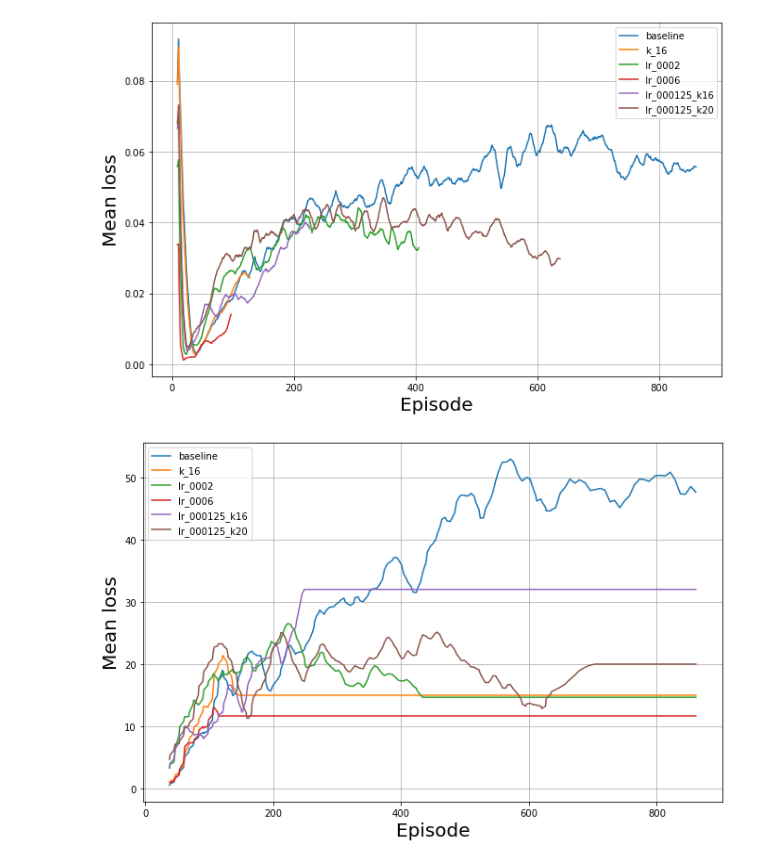
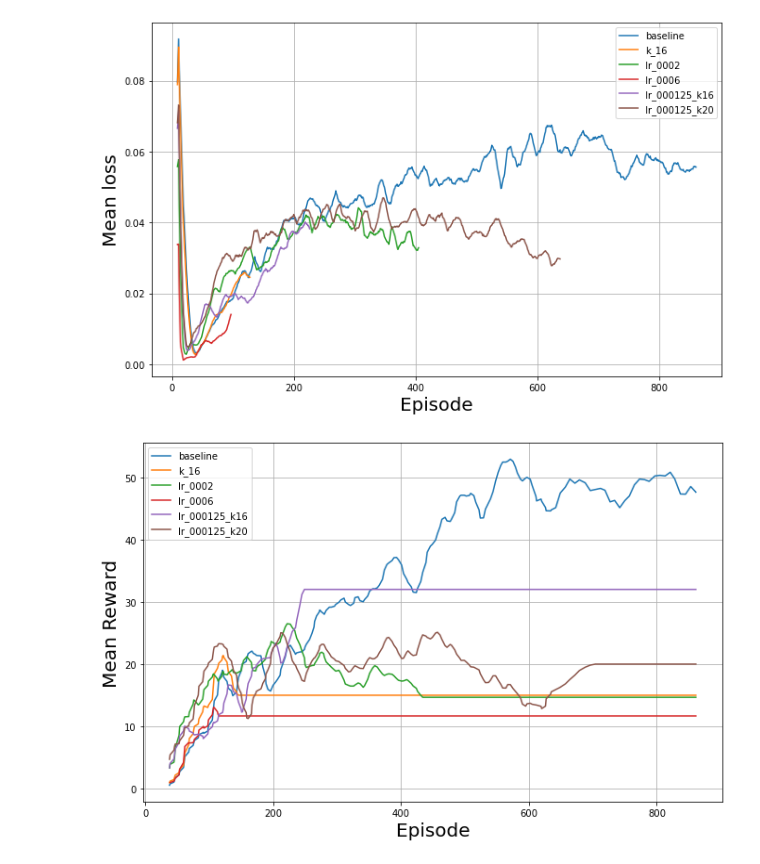
Before and after one commit to NiftyNico/DiamondsInTheRough, a Jupyter notebook: log_parser/hyperparameter_tuning.ipynb, the cells around one changed output. Cells and saved outputs as stored; diff of their text form; code cells hidden in the pictures.

```diff
--- a/log_parser/hyperparameter_tuning.ipynb
+++ b/log_parser/hyperparameter_tuning.ipynb
@@ -120,37 +120,18 @@ plt.savefig('tuning_eval_losses.png')
 # %% [output]
 [figure]
 # %%
-# window = 20
+window = 10
+fig, ax = plt.subplots(figsize=(11,7))
 
-# fig, ax = plt.subplots(figsize=(11,7))
+for name, series in eval_rewards.iteritems():
+    #ax.plot(series.rolling(window, min_periods=5).mean(), label=name)
+    ax.plot(series.interpolate().rolling(window).mean(), label=name)
 
-# for name, series in eval_rewards[:80].iteritems():
-#     #ax.plot(series.rolling(window, min_periods=5).mean(), label=name)
-#     ax.plot(series.interpolate().rolling(window).mean(), label=name)
-
-
-
-
-
-
-# ax.set_title("Short horizon evaluation rewards by episode (smoothed)", fontsize=20)
-# ax.set_xlabel('Episode')
-# ax.set_ylabel('Mean loss')
-# ax.legend()
-# ax.grid()
+#ax.set_title("Long-horizon evaluation rewards by episode (smoothed)", fontsize=20)
+ax.set_xlabel('Episode', fontsize=20)
+ax.set_ylabel('Mean Reward', fontsize=20)
+ax.legend()
+ax.grid()
+plt.savefig('tuning_eval_rewards.png')
+# %% [output]
+[figure, added]
-# %%
-window = 10
-fig, ax = plt.subplots(figsize=(11,7))
-
-for name, series in eval_rewards.iteritems():
-    #ax.plot(series.rolling(window, min_periods=5).mean(), label=name)
-    ax.plot(series.interpolate().rolling(window).mean(), label=name)
-
-#ax.set_title("Long-horizon evaluation rewards by episode (smoothed)", fontsize=20)
-ax.set_xlabel('Episode', fontsize=20)
-ax.set_ylabel('Mean loss', fontsize=20)
-ax.legend()
-ax.grid()
-plt.savefig('tuning_eval_rewards.png')
-# %% [output]
-[figure, removed]
```
Also changed, not shown: 2 other files.
